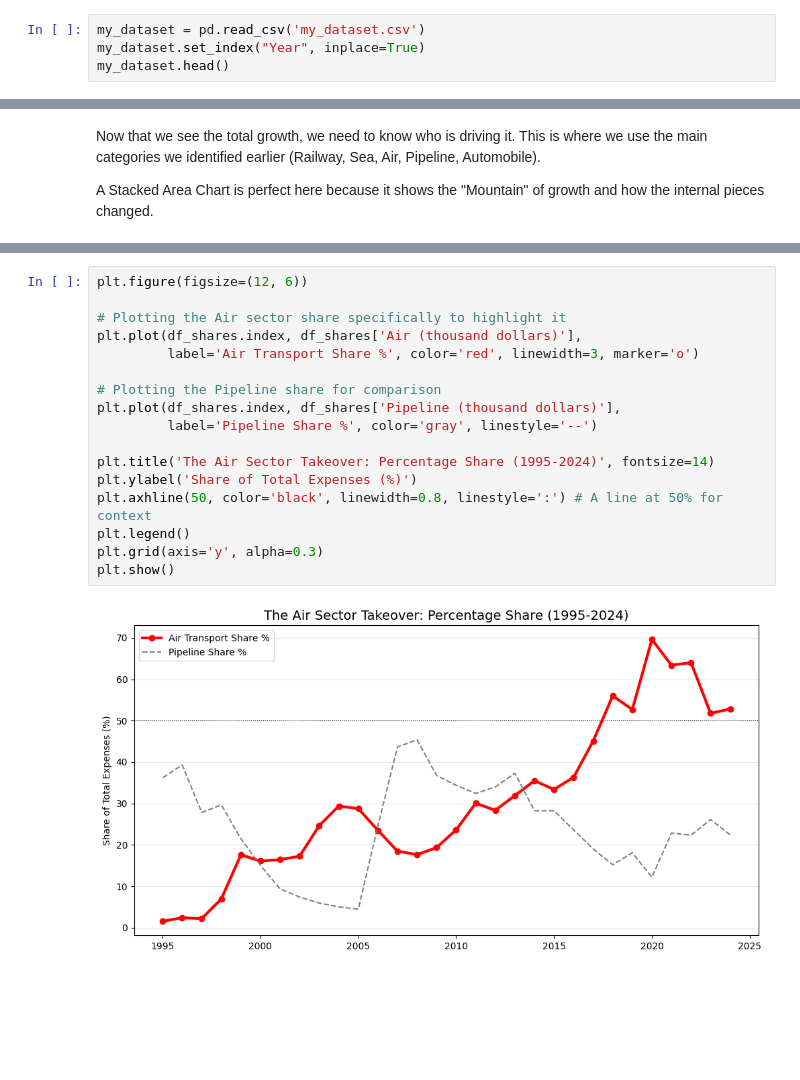
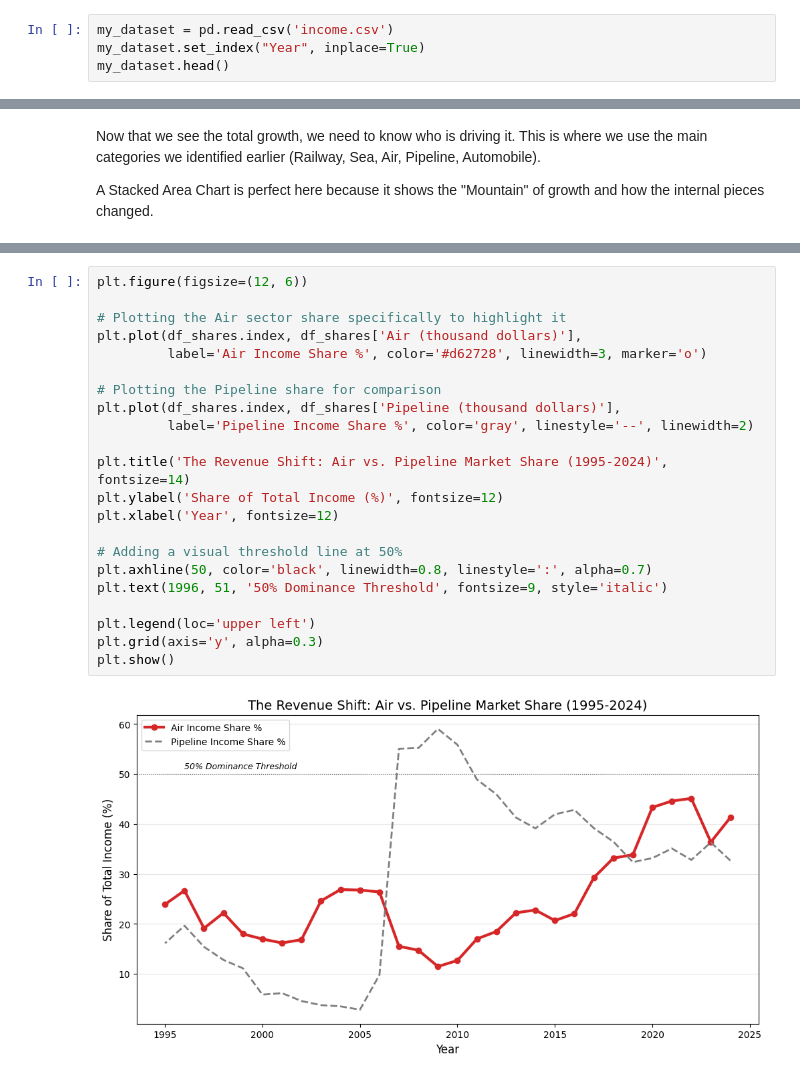
Before and after one commit to Faig-TYBV/holbertonschool-dataset_competition, a Jupyter notebook: Analysis.ipynb, the cells around one changed output, grey strips where cells are left out. Saved outputs shown, nothing was run; the diff lists cells and outputs as text; blank space fills up the shorter version.

```diff
--- a/Analysis.ipynb
+++ b/Analysis.ipynb
@@ -25,5 +28,5 @@ Our dataset will focus on the expenses incurred in freight transportation within
 # %%
-my_dataset = pd.read_csv('my_dataset.csv')
+my_dataset = pd.read_csv('income.csv')
 my_dataset.set_index("Year", inplace=True)
 my_dataset.head()
 # %% [output]
@@ -154,20 +209,25 @@ The data shows a sudden acceleration in Air transport starting in 2015. This ali
 # %%
 plt.figure(figsize=(12, 6))
 
 # Plotting the Air sector share specifically to highlight it
 plt.plot(df_shares.index, df_shares['Air (thousand dollars)'],
-         label='Air Transport Share %', color='red', linewidth=3, marker='o')
+         label='Air Income Share %', color='#d62728', linewidth=3, marker='o')
 
 # Plotting the Pipeline share for comparison
 plt.plot(df_shares.index, df_shares['Pipeline (thousand dollars)'],
-         label='Pipeline Share %', color='gray', linestyle='--')
+         label='Pipeline Income Share %', color='gray', linestyle='--', linewidth=2)
 
-plt.title('The Air Sector Takeover: Percentage Share (1995-2024)', fontsize=14)
-plt.ylabel('Share of Total Expenses (%)')
-plt.axhline(50, color='black', linewidth=0.8, linestyle=':') # A line at 50% for context
-plt.legend()
+plt.title('The Revenue Shift: Air vs. Pipeline Market Share (1995-2024)', fontsize=14)
+plt.ylabel('Share of Total Income (%)', fontsize=12)
+plt.xlabel('Year', fontsize=12)
+
+# Adding a visual threshold line at 50%
+plt.axhline(50, color='black', linewidth=0.8, linestyle=':', alpha=0.7)
+plt.text(1996, 51, '50% Dominance Threshold', fontsize=9, style='italic')
+
+plt.legend(loc='upper left')
 plt.grid(axis='y', alpha=0.3)
 plt.show()
 # %% [output]
-[figure, old version]
+[figure, new version]
 # %% [markdown]
```
Also changed, not shown: parts of 17 cells of this notebook, 3 other files.
